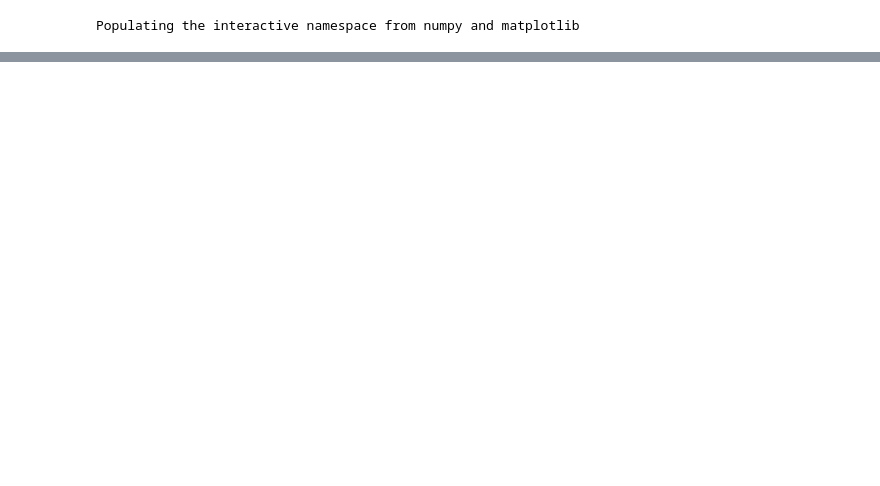
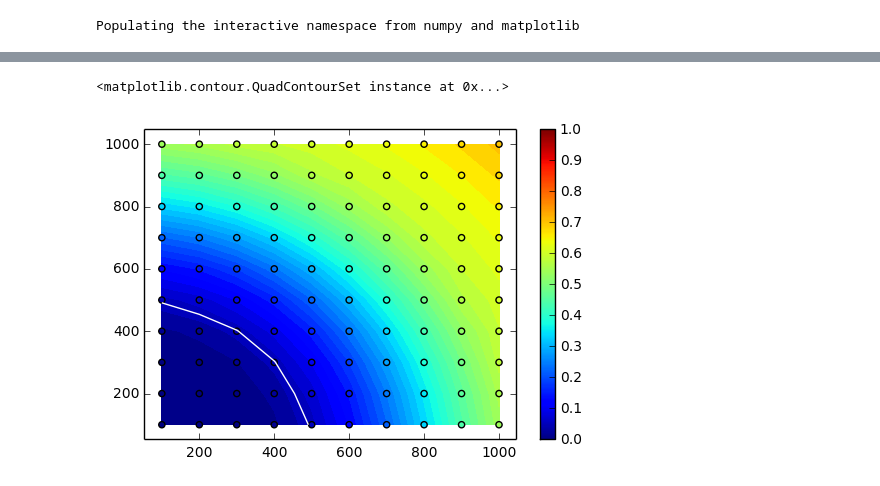
Before and after one commit to lukasheinrich/histfactory_validation, a Jupyter notebook: manual/multiBinPois.ipynb, the cells around one changed output, grey strips where cells are left out. Saved outputs shown, nothing was run; the diff lists cells and outputs as text; code cells hidden in the pictures; blank space fills up the shorter version.

```diff
--- a/manual/multiBinPois.ipynb
+++ b/manual/multiBinPois.ipynb
@@ -21,9 +21,10 @@ def prep_data(observed_counts,backgrounds_incl_uncert,nominal_signals):
     s = lambda mu: [mu*snom for snom in nominal_signals]  # signal_counts as function of signal strength
     return data, constants, s
 
-def runOnePoint_nbdelta(muTest, observed_counts,backgrounds_incl_uncert,nominal_signals, init_pars,par_bounds):
+def CLsOnePoint(muTest, observed_counts,backgrounds_incl_uncert,nominal_signals, init_pars,par_bounds):
     data, constants, s = prep_data(observed_counts,backgrounds_incl_uncert,nominal_signals)
-    return runOnePoint(muTest, data,constants,s,init_pars,par_bounds)
+    clsobs, cls_exp = runOnePoint(muTest, data,constants,s,init_pars,par_bounds)[-2:]
+    return 1./clsobs, [1./x for x in cls_exp]
 # %%
 def invert_interval(testmus,cls_obs, cls_exp, test_size = 0.05):
     point05cross = {'exp':[],'obs':None}
@@ -128,0 +141,19 @@ plot_data(axarr[2], binning, my_observed_counts)
+# %%
+##
+##  DUMMY 2D thing
+##
+
+def signal(m1,m2):
+    x = np.linspace(100,1000)
+    massscale = 600.
+    minmass = 100.
+    countscale = 100
+
+    effective_mass = np.sqrt(m1**2 + m2**2)
+    return [countscale*np.exp(-(effective_mass-minmass)/massscale), 0]
+
+@np.vectorize
+def cls(m1,m2):
+    signal_counts = signal(m1,m2)
+    clsobs, clsexp = CLsOnePoint(1.0,my_observed_counts,my_background_counts,signal_counts,init_pars,par_bounds)[-2:]
+    return clsobs
@@ -128,0 +163,15 @@ plot_data(axarr[2], binning, my_observed_counts)
+# %%
+grid = grid_x, grid_y = np.mgrid[100:1000:10j,100:1000:10j]
+X = grid.T.reshape(10*10,2)
+y = cls(X[:,0],X[:,1])
+# %%
+from scipy.interpolate import griddata
+interpolated = griddata(X, y, (grid_x, grid_y), method='linear')
+
+plt.contourf(grid_x, grid_y, interpolated, levels = np.linspace(0,1))
+plt.scatter(X[:,0],X[:,1], c = y, vmin = 0, vmax = 1)
+plt.colorbar()
+plt.contour(grid_x, grid_y, interpolated, levels = [0.05], colors = 'w')
+# %% [output]
+<matplotlib.contour.QuadContourSet instance at 0x...>
+[figure, added]
```
Also changed, not shown: parts of 4 cells of this notebook.
